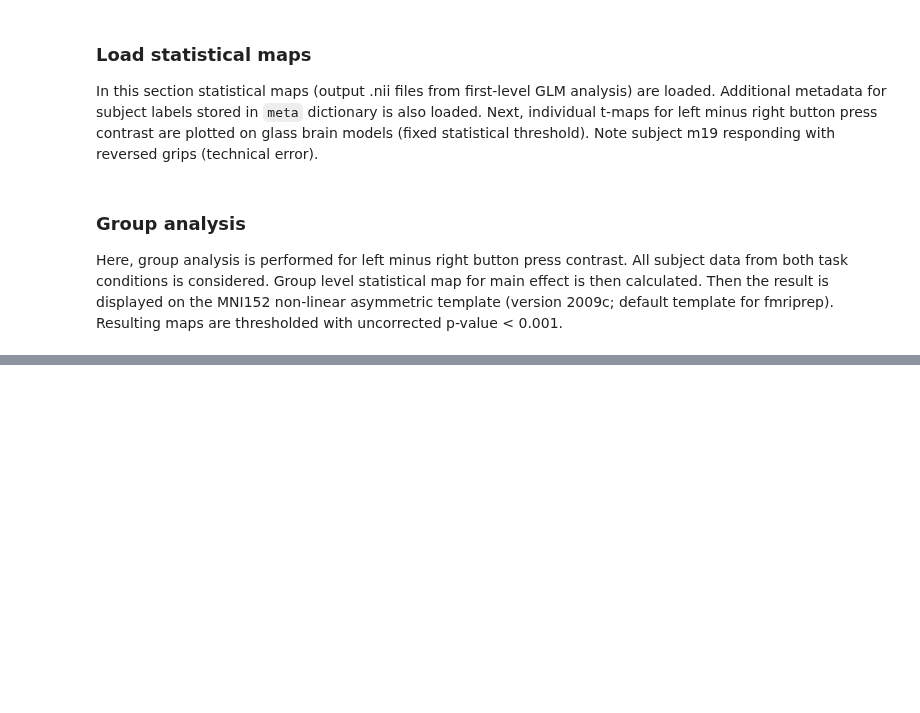
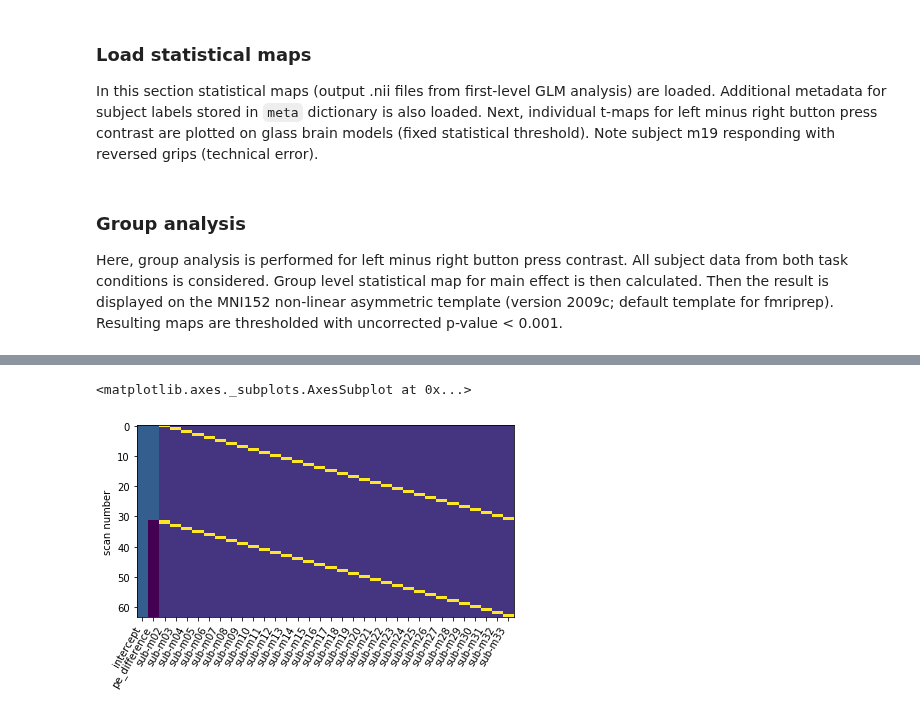
Before and after one commit to kbonna/decidenet, a Jupyter notebook: activation_analysis/dn_aa_02_pe_sign_activations_second.ipynb, the cells around one changed output, grey strips where cells are left out. Saved outputs shown, nothing was run; the diff lists cells and outputs as text; code cells hidden in the pictures; blank space fills up the shorter version.

```diff
--- a/activation_analysis/dn_aa_02_pe_sign_activations_second.ipynb
+++ b/activation_analysis/dn_aa_02_pe_sign_activations_second.ipynb
@@ -69,0 +71,18 @@ Use os.path.join(memory.location, 'joblib') attribute instead.
+# %%
+# Paired two-group difference for reward – punishment contrast
+columns = ['intercept', 'pe_difference'] + \
+          [f'sub-m{sub:02}' for sub in range(2, n_subjects+2)]
+design_matrix = pd.DataFrame(np.hstack((
+    np.ones((2*n_subjects, 1)),
+    np.vstack((np.ones((n_subjects, 1)), (-1)*np.ones((n_subjects, 1)))),
+    np.vstack((np.eye(n_subjects), np.eye(n_subjects)))
+    )), columns=columns)
+
+contrast = np.zeros(design_matrix.shape[1])
+contrast[list(design_matrix.columns).index('pe_difference')] = -1
+
+fig, ax = plt.subplots(nrows=1, ncols=1, facecolor='w')
+plot_design_matrix(design_matrix, ax=ax)
+# %% [output]
+<matplotlib.axes._subplots.AxesSubplot at 0x...>
+[figure, added]
```
Also changed, not shown: parts of 8 cells of this notebook, 1 other file.
